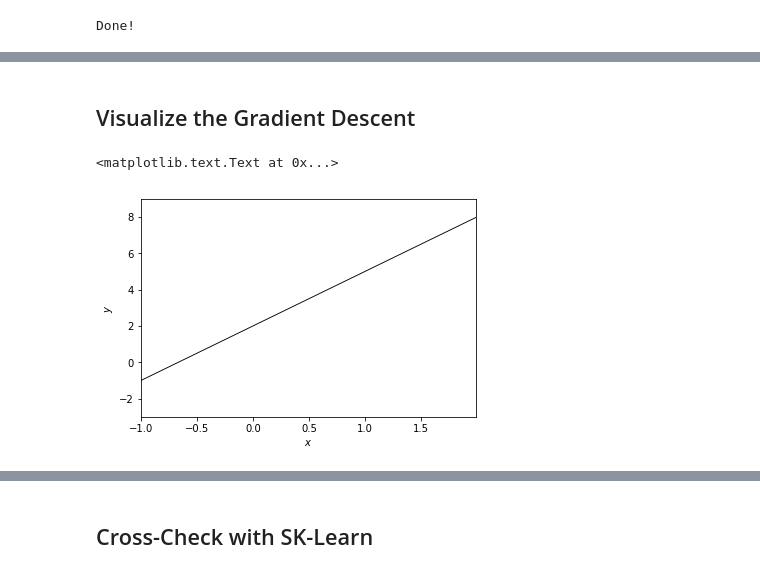
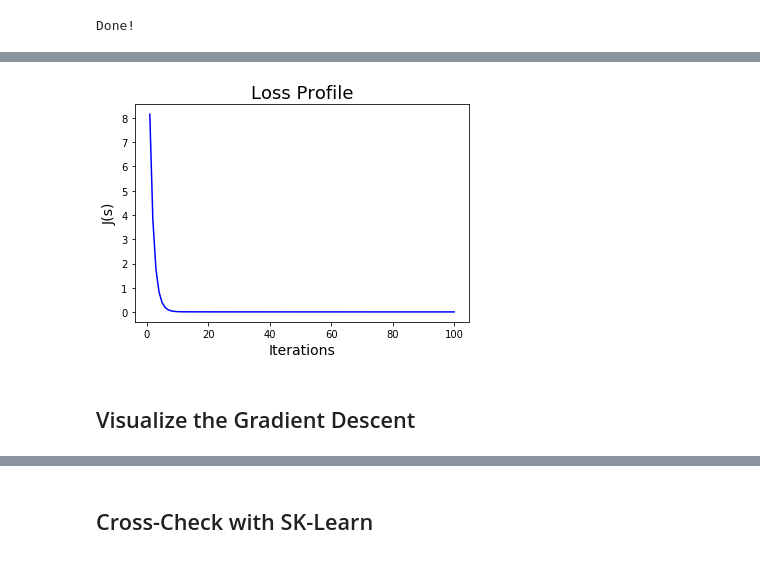
Before and after one commit to AchilleasKn/GradientDescent, a Jupyter notebook: GradientDescent.ipynb, the cells around one changed output, grey strips where cells are left out. Cells and saved outputs as stored; diff of their text form; code cells hidden in the pictures.

```diff
--- a/GradientDescent.ipynb
+++ b/GradientDescent.ipynb
@@ -160,0 +147,6 @@ array([ -1.00000000e+00,  -9.90000000e-01,  -9.80000000e-01,
+# %%
+def cost_func(theta0, theta1):
+    """The cost function, J(theta0, theta1) describing the goodness of fit."""
+    theta0 = np.atleast_3d(np.asarray(theta0))
+    theta1 = np.atleast_3d(np.asarray(theta1))
+    return np.average((y-f(X, theta0, theta1))**2, axis=2)/2
@@ -163,16 +203,10 @@ array([ -1.00000000e+00,  -9.90000000e-01,  -9.80000000e-01,
+# %%
+plt.plot(range(1, len(J)+1), J, 'b')
+plt.title('Loss Profile', {'fontsize': 18})
+plt.xlabel('Iterations', {'fontsize': 14})
+plt.ylabel('J(s)', {'fontsize': 14})
+plt.show()
+# %% [output]
+[figure, added]
 # %% [markdown]
 ## Visualize the Gradient Descent
-# %%
-x = np.arange(-1, 2, 0.01)
-y = f(x)
-
-fig, ax = plt.subplots(1, 1, sharey = True)
-
-ax.plot(x, y, lw = 0.9, color = 'k')
-ax.set_xlim([min(x), max(x)])
-ax.set_ylim([-3, max(y)+1])
-ax.set_xlabel(r'$x$')
-ax.set_ylabel(r'$y$')
-# %% [output]
-<matplotlib.text.Text at 0x...>
-[figure, removed]
```
Also changed, not shown: parts of 22 cells of this notebook.
